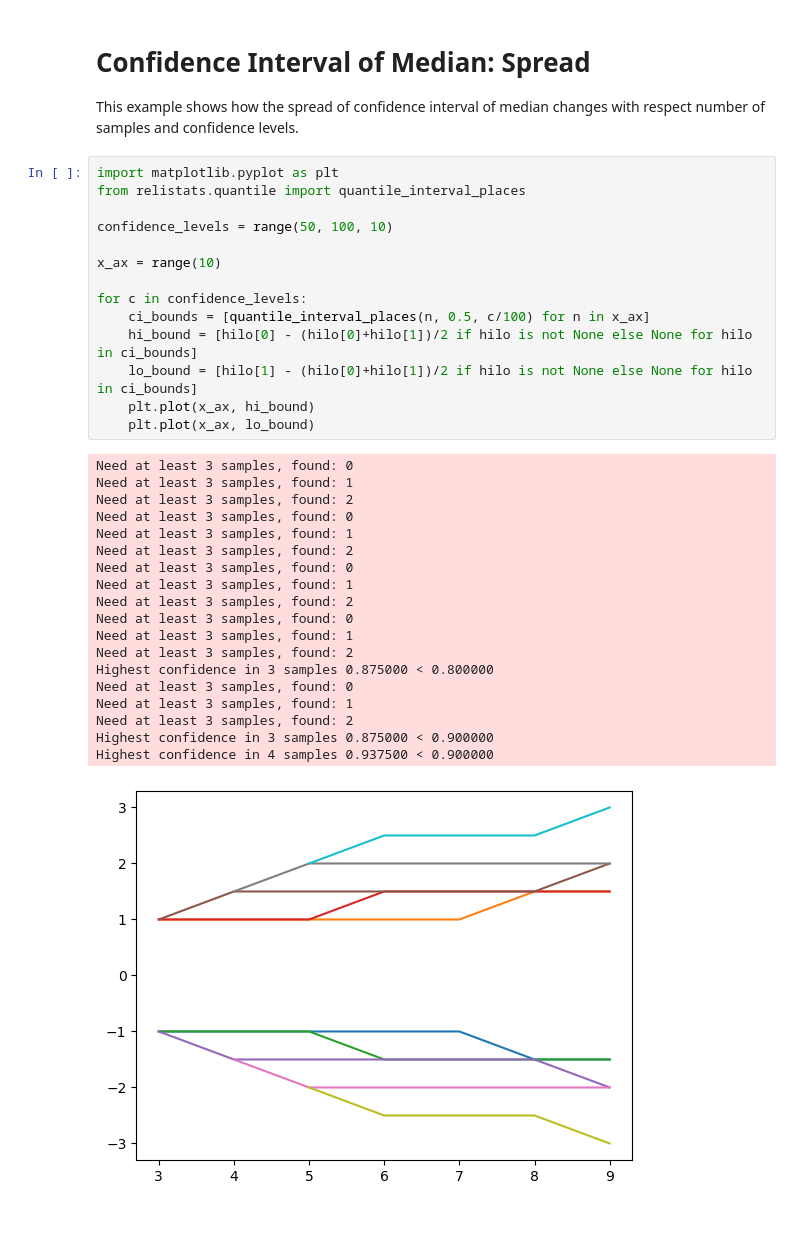
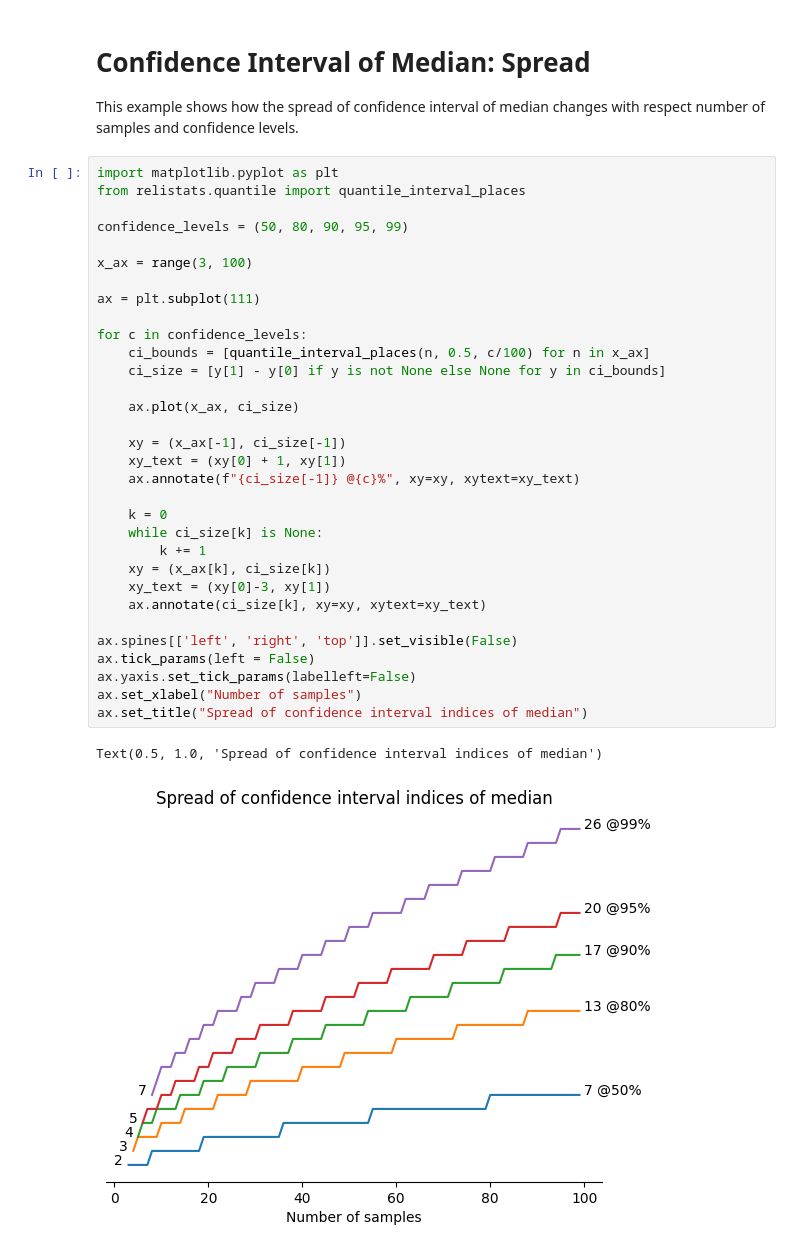
Before and after one commit to sanjaymjoshi/relistats, a Jupyter notebook: example/explore_median_confidence.ipynb, the cells around one changed output. Drawn from its saved outputs; the diff is of its cells as text; blank space fills up the shorter version.

Commit message:
ci interval size

```diff
--- a/example/explore_median_confidence.ipynb
+++ b/example/explore_median_confidence.ipynb
@@ -2,37 +2,38 @@
 # Confidence Interval of Median: Spread
 
 This example shows how the spread of confidence interval of median changes with respect number of samples and confidence levels.
-# %%
-import matplotlib.pyplot as plt
-from relistats.quantile import quantile_interval_places
-
-confidence_levels = range(50, 100, 10)
-
-x_ax = range(10)
-
-for c in confidence_levels:
-    ci_bounds = [quantile_interval_places(n, 0.5, c/100) for n in x_ax]
-    hi_bound = [hilo[0] - (hilo[0]+hilo[1])/2 if hilo is not None else None for hilo in ci_bounds]
-    lo_bound = [hilo[1] - (hilo[0]+hilo[1])/2 if hilo is not None else None for hilo in ci_bounds]
-    plt.plot(x_ax, hi_bound)
-    plt.plot(x_ax, lo_bound)
-# %% [output]
-Need at least 3 samples, found: 0
-Need at least 3 samples, found: 1
-Need at least 3 samples, found: 2
-Need at least 3 samples, found: 0
-Need at least 3 samples, found: 1
-Need at least 3 samples, found: 2
-Need at least 3 samples, found: 0
-Need at least 3 samples, found: 1
-Need at least 3 samples, found: 2
-Need at least 3 samples, found: 0
-Need at least 3 samples, found: 1
-Need at least 3 samples, found: 2
-Highest confidence in 3 samples 0.875000 < 0.800000
-Need at least 3 samples, found: 0
-Need at least 3 samples, found: 1
-Need at least 3 samples, found: 2
-Highest confidence in 3 samples 0.875000 < 0.900000
-Highest confidence in 4 samples 0.937500 < 0.900000
-[figure, removed]
+# %%
+import matplotlib.pyplot as plt
+from relistats.quantile import quantile_interval_places
+
+confidence_levels = (50, 80, 90, 95, 99)
+
+x_ax = range(3, 100)
+
+ax = plt.subplot(111)
+
+for c in confidence_levels:
+    ci_bounds = [quantile_interval_places(n, 0.5, c/100) for n in x_ax]
+    ci_size = [y[1] - y[0] if y is not None else None for y in ci_bounds]
+
+    ax.plot(x_ax, ci_size)
+
+    xy = (x_ax[-1], ci_size[-1])
+    xy_text = (xy[0] + 1, xy[1])
+    ax.annotate(f"{ci_size[-1]} @{c}%", xy=xy, xytext=xy_text)
+
+    k = 0
+    while ci_size[k] is None:
+        k += 1
+    xy = (x_ax[k], ci_size[k])
+    xy_text = (xy[0]-3, xy[1])
+    ax.annotate(ci_size[k], xy=xy, xytext=xy_text)
+
+ax.spines[['left', 'right', 'top']].set_visible(False)
+ax.tick_params(left = False)
+ax.yaxis.set_tick_params(labelleft=False)
+ax.set_xlabel("Number of samples")
+ax.set_title("Spread of confidence interval indices of median")
+# %% [output]
+Text(0.5, 1.0, 'Spread of confidence interval indices of median')
+[figure, added]
```
